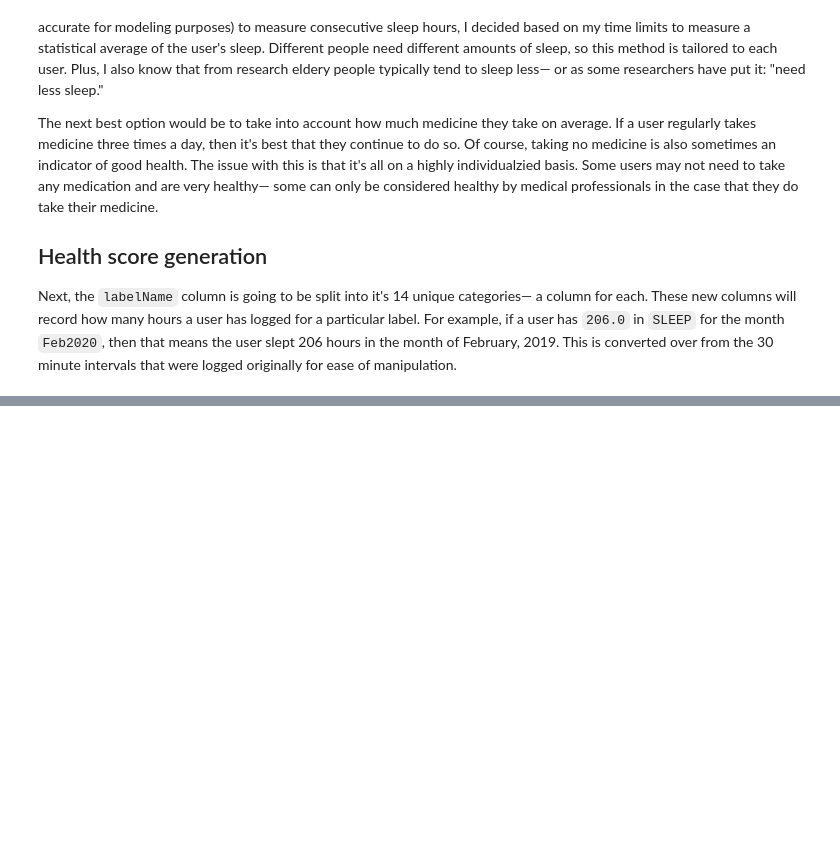
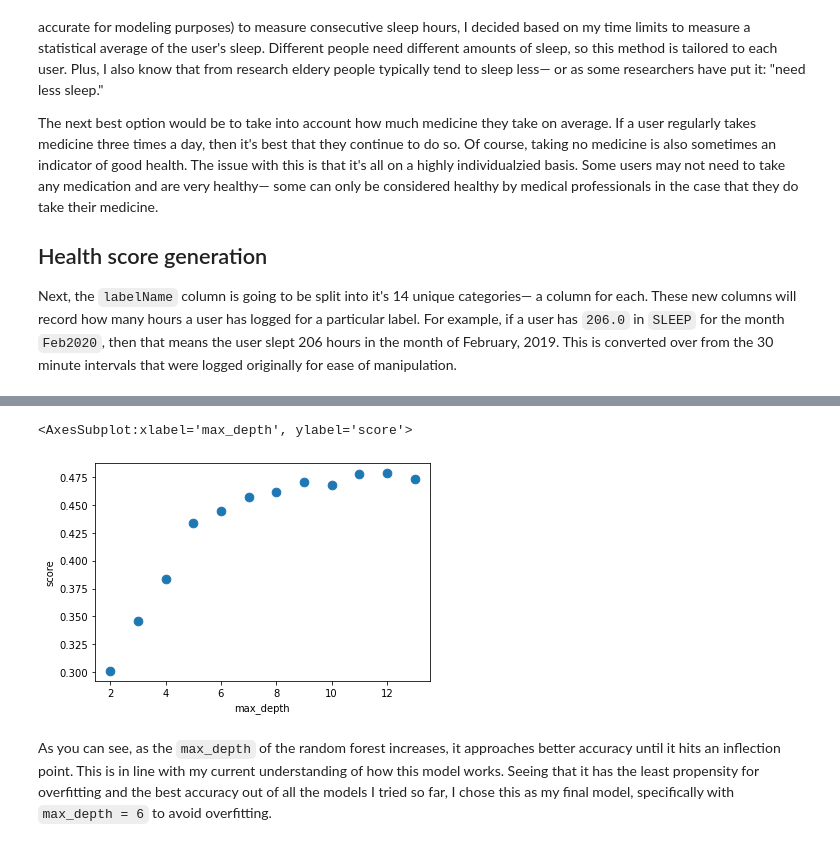
Before and after one commit to tsainez/lifelogging, a Jupyter notebook: life_pattern_report.ipynb, the cells around one changed output, grey strips where cells are left out. Cells and saved outputs as stored; diff of their text form; code cells hidden in the pictures; blank space fills up the shorter version.

```diff
--- a/life_pattern_report.ipynb
+++ b/life_pattern_report.ipynb
@@ -217,0 +421,15 @@ sample['healthScore'] = sample.apply(lambda row: healthScore(row, averages), axi
+# %%
+from sklearn.ensemble import RandomForestRegressor
+
+scores = []
+
+for i in range(2,14):
+    model = RandomForestRegressor(max_depth=i, random_state=0)
+    model.fit(x, y)
+
+    scores.append({
+        'max_depth': i,
+        'score': model.score(x_test, y_test)
+    })
+
+    print("(depth " + str(i) + ") Random forest: " + str(model.score(x_test, y_test)))
@@ -217,0 +449,8 @@ sample['healthScore'] = sample.apply(lambda row: healthScore(row, averages), axi
+# %%
+scores = pd.DataFrame(scores)
+scores.plot.scatter(s=75, y='score', x='max_depth')
+# %% [output]
+<AxesSubplot:xlabel='max_depth', ylabel='score'>
+[figure, added]
+# %% [markdown]
+As you can see, as the `max_depth` of the random forest increases, it approaches better accuracy until it hits an inflection point. This is in line with my current understanding of how this model works. Seeing that it has the least propensity for overfitting and the best accuracy out of all the models I tried so far, I chose this as my final model, specifically with  `max_depth = 6` to avoid overfitting.
```
Also changed, not shown: parts of 57 cells of this notebook.
